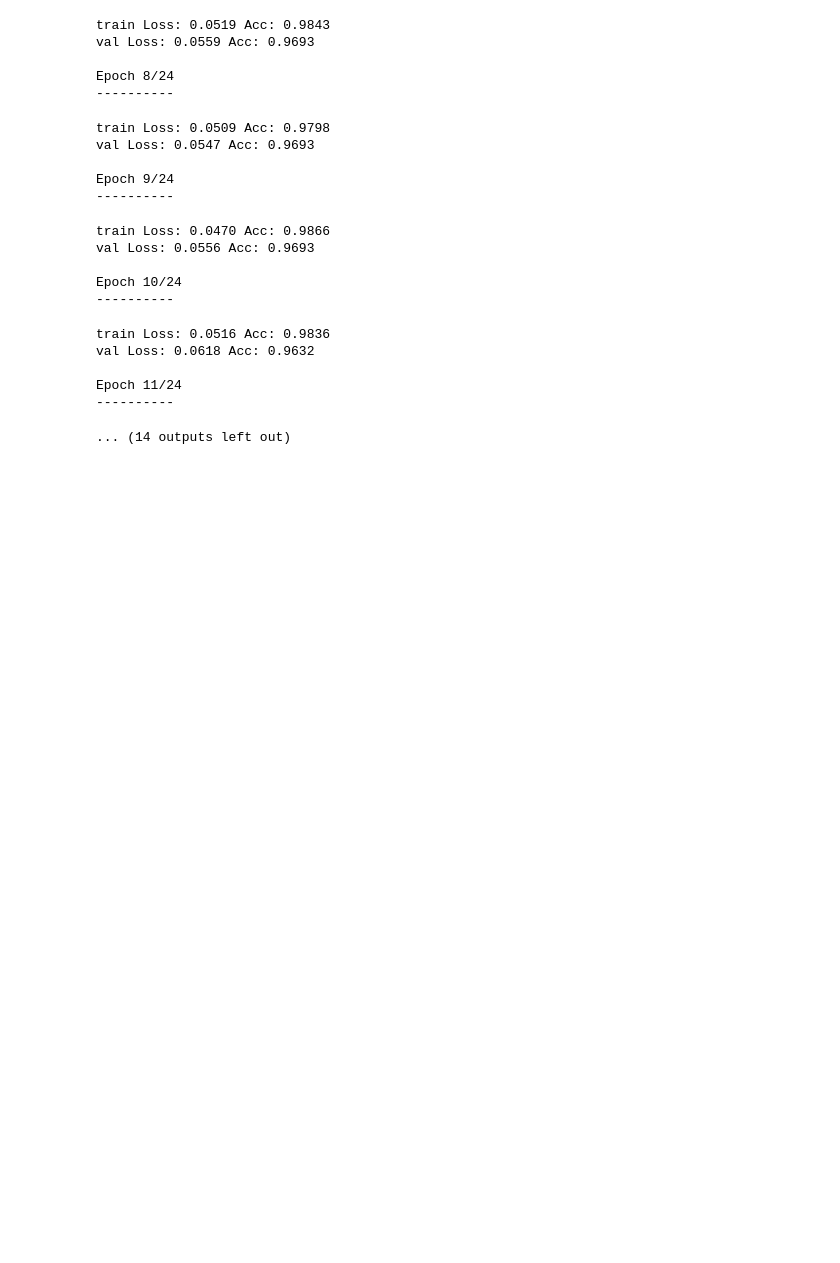
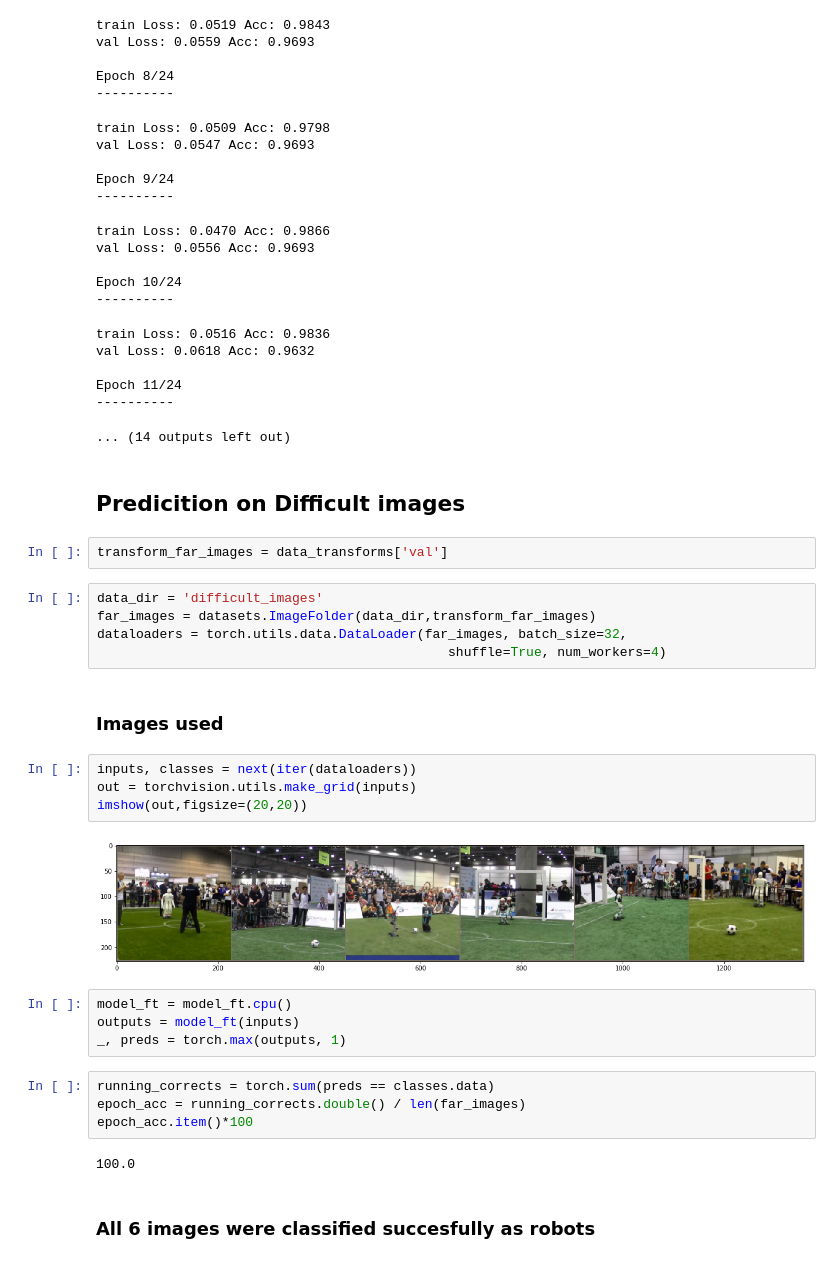
Before and after one commit to aakash2121995/Cuda-Vision-Lab, a Jupyter notebook: Assignment5/Assignment 5.ipynb, the cells around one changed output. Drawn from its saved outputs; the diff is of its cells as text; blank space fills up the shorter version.

```diff
--- a/Assignment5/Assignment 5.ipynb
+++ b/Assignment5/Assignment 5.ipynb
@@ -206,3 +213,32 @@ val Loss: 0.0618 Acc: 0.9632
 Epoch 11/24
 ----------
 ... (14 outputs left out)
+# %% [markdown]
+## Predicition on Difficult images
+# %%
+transform_far_images = data_transforms['val']
+# %%
+data_dir = 'difficult_images'
+far_images = datasets.ImageFolder(data_dir,transform_far_images)
+dataloaders = torch.utils.data.DataLoader(far_images, batch_size=32,
+                                             shuffle=True, num_workers=4)
+# %% [markdown]
+### Images used
+# %%
+inputs, classes = next(iter(dataloaders))
+out = torchvision.utils.make_grid(inputs)
+imshow(out,figsize=(20,20))
+# %% [output]
+[figure, added]
+# %%
+model_ft = model_ft.cpu()
+outputs = model_ft(inputs)
+_, preds = torch.max(outputs, 1)
+# %%
+running_corrects = torch.sum(preds == classes.data)
+epoch_acc = running_corrects.double() / len(far_images)
+epoch_acc.item()*100
+# %% [output]
+100.0
+# %% [markdown]
+### All 6 images were classified succesfully as robots
```
Also changed, not shown: parts of 3 cells of this notebook.
